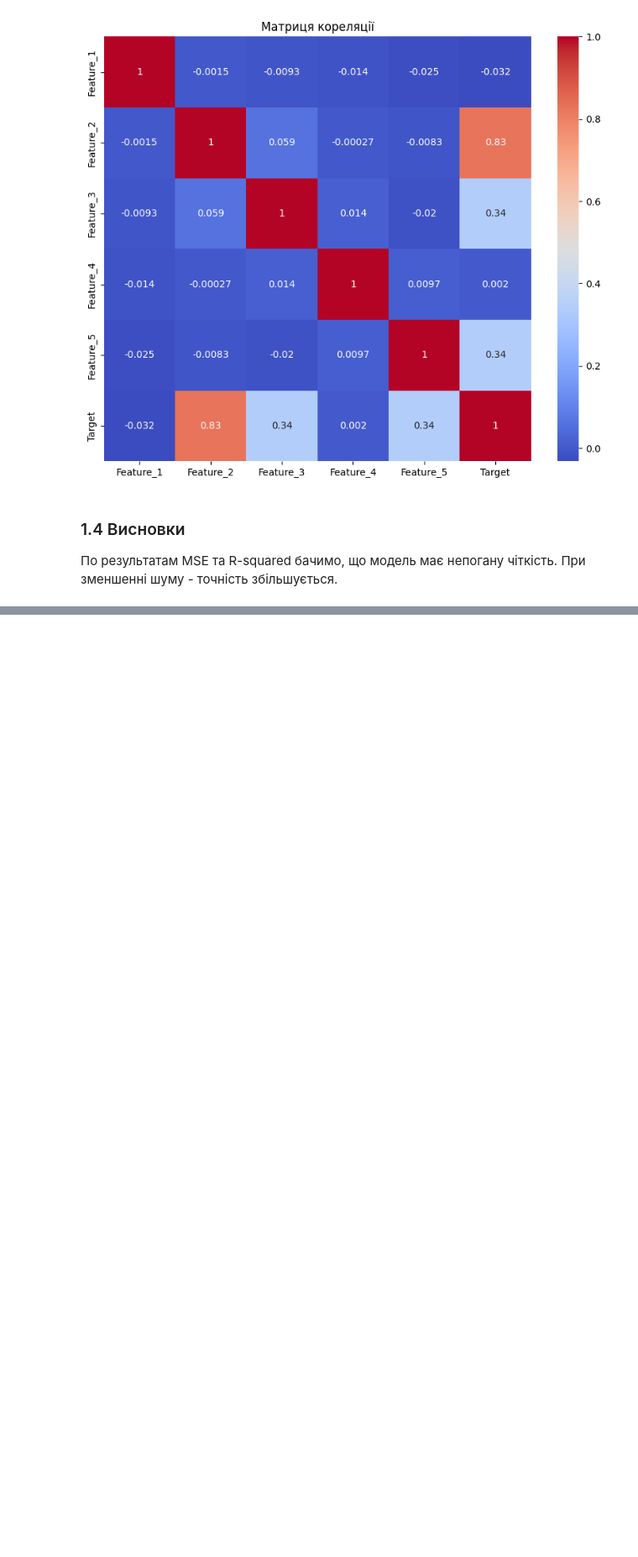
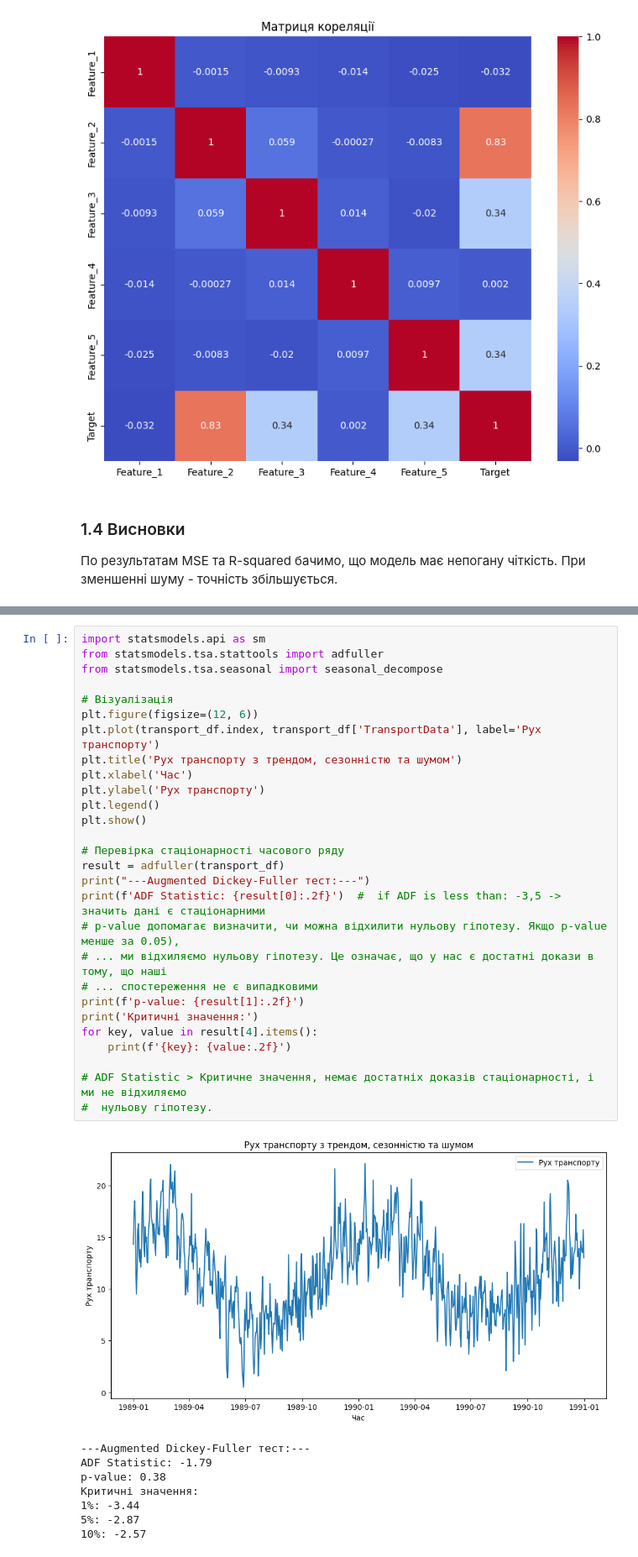
Before and after one commit to AnnaIvn/ml2023, a Jupyter notebook: Labs/Lab2/lab3.ipynb, the cells around one changed output, grey strips where cells are left out. Shown at 84% size. Cells and saved outputs as stored; diff of their text form; blank space fills up the shorter version.

```diff
--- a/Labs/Lab2/lab3.ipynb
+++ b/Labs/Lab2/lab3.ipynb
@@ -138,0 +195,37 @@ plt.show()
+# %%
+import statsmodels.api as sm
+from statsmodels.tsa.stattools import adfuller
+from statsmodels.tsa.seasonal import seasonal_decompose
+
+# Візуалізація
+plt.figure(figsize=(12, 6))
+plt.plot(transport_df.index, transport_df['TransportData'], label='Рух транспорту')
+plt.title('Рух транспорту з трендом, сезонністю та шумом')
+plt.xlabel('Час')
+plt.ylabel('Рух транспорту')
+plt.legend()
+plt.show()
+
+# Перевірка стаціонарності часового ряду
+result = adfuller(transport_df)
+print("---Augmented Dickey-Fuller тест:---")
+print(f'ADF Statistic: {result[0]:.2f}')  #  if ADF is less than: -3,5 -> значить дані є стаціонарними
+# p-value допомагає визначити, чи можна відхилити нульову гіпотезу. Якщо p-value менше за 0.05),
+# ... ми відхиляємо нульову гіпотезу. Це означає, що у нас є достатні докази в тому, що наші
+# ... спостереження не є випадковими
+print(f'p-value: {result[1]:.2f}')
+print('Критичні значення:')
+for key, value in result[4].items():
+    print(f'{key}: {value:.2f}')
+
+# ADF Statistic > Критичне значення, немає достатніх доказів стаціонарності, і ми не відхиляємо
+#  нульову гіпотезу.
+# %% [output]
+[figure, added]
+---Augmented Dickey-Fuller тест:---
+ADF Statistic: -1.79
+p-value: 0.38
+Критичні значення:
+1%: -3.44
+5%: -2.87
+10%: -2.57
```
Also changed, not shown: parts of 9 cells of this notebook, 1 other file.
